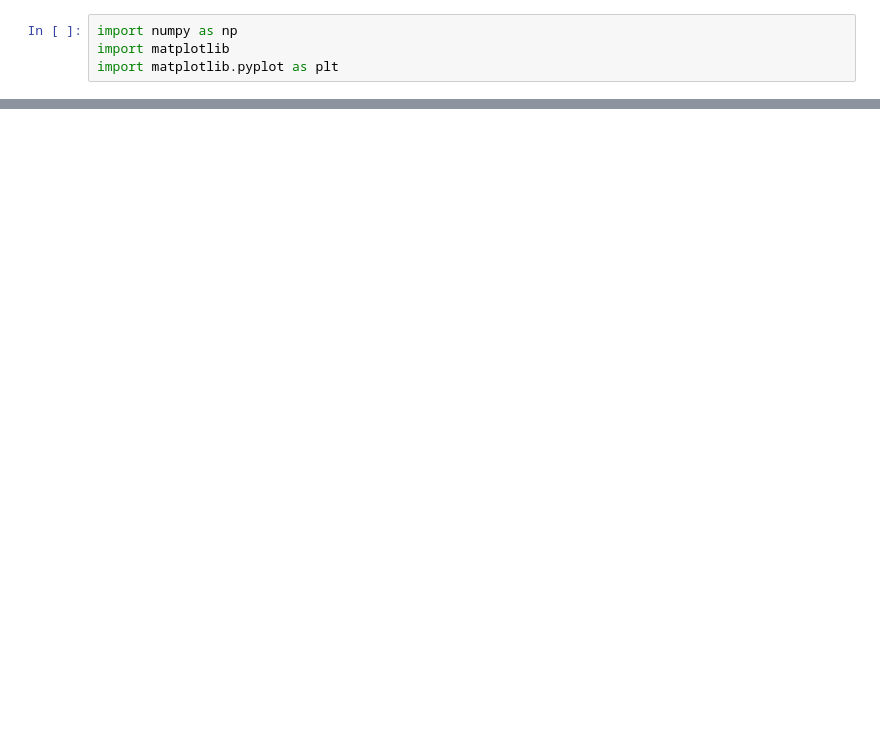
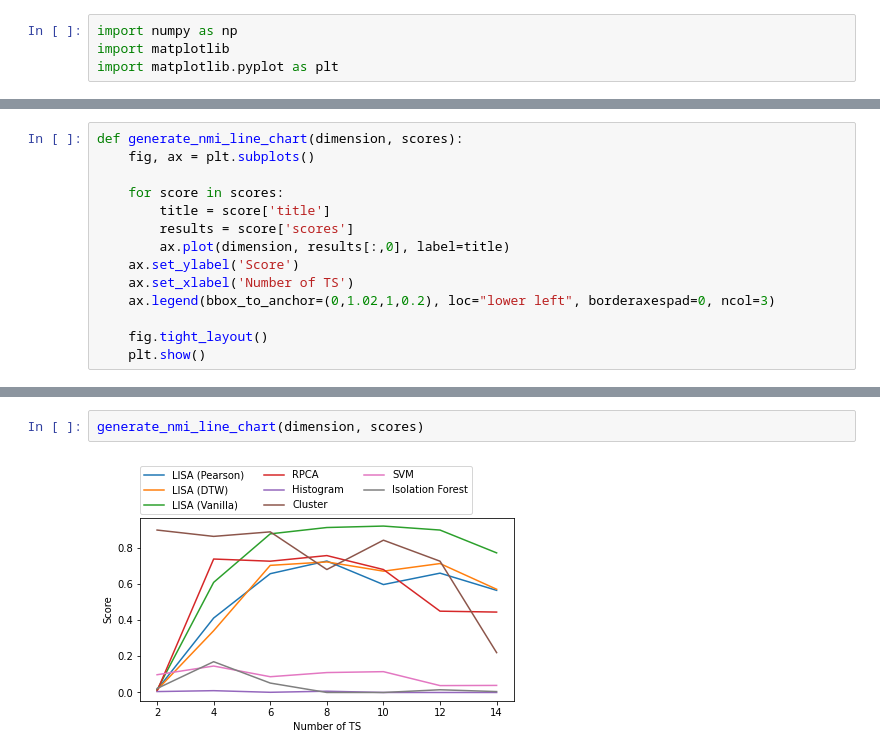
Before and after one commit to eXascaleInfolab/vadetis, a Jupyter notebook: misc/notebooks/misc/Evaluation Plot Idaweb S1 TS Number.ipynb, the cells around one changed output, grey strips where cells are left out. Cells and saved outputs as stored; diff of their text form; blank space fills up the shorter version.

```diff
--- a/misc/notebooks/misc/Evaluation Plot Idaweb S1 TS Number.ipynb
+++ b/misc/notebooks/misc/Evaluation Plot Idaweb S1 TS Number.ipynb
@@ -12,0 +60,14 @@ lisa_pearson_results = np.array([[0.015, 0.556, 0.13], [0.411, 0.033, 0.66], [0.
+# %%
+def generate_nmi_line_chart(dimension, scores):
+    fig, ax = plt.subplots()
+
+    for score in scores:
+        title = score['title']
+        results = score['scores']
+        ax.plot(dimension, results[:,0], label=title)
+    ax.set_ylabel('Score')
+    ax.set_xlabel('Number of TS')
+    ax.legend(bbox_to_anchor=(0,1.02,1,0.2), loc="lower left", borderaxespad=0, ncol=3)
+
+    fig.tight_layout()
+    plt.show()
@@ -12,0 +104,4 @@ lisa_pearson_results = np.array([[0.015, 0.556, 0.13], [0.411, 0.033, 0.66], [0.
+# %%
+generate_nmi_line_chart(dimension, scores)
+# %% [output]
+[figure, added]
```
Also changed, not shown: parts of 16 cells of this notebook, 17 other files.
